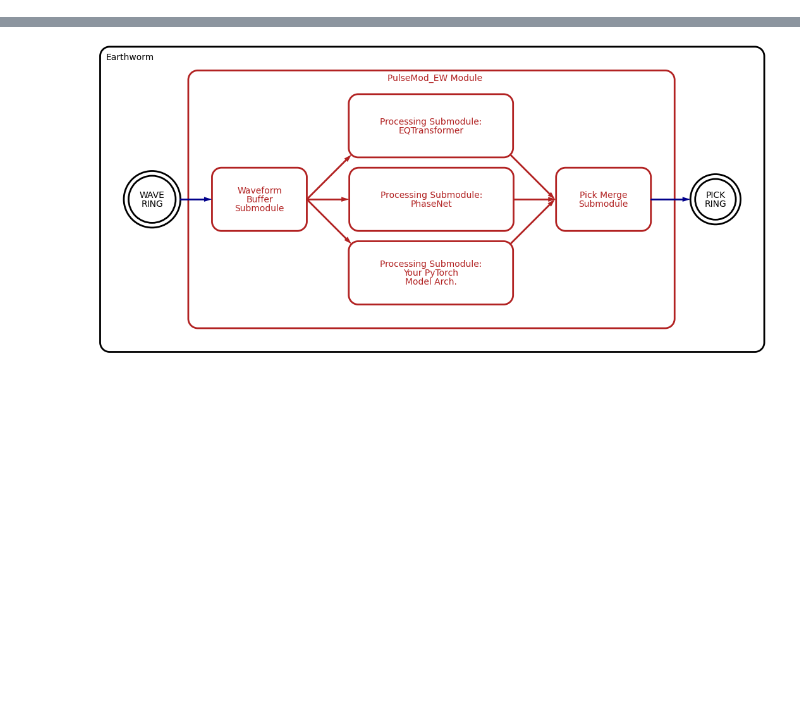
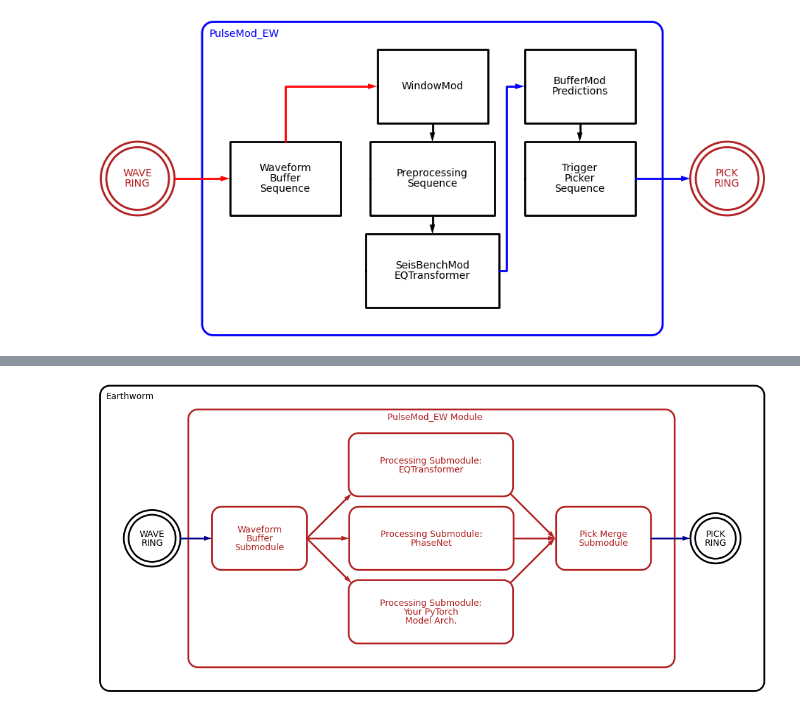
Before and after one commit to pnsn/Ayahos, a Jupyter notebook: diagrams/schemdraw_process_flow_diagrams.ipynb, the cells around one changed output, grey strips where cells are left out. Drawn from its saved outputs; the diff is of its cells as text; code cells hidden in the pictures; blank space fills up the shorter version.

```diff
--- a/diagrams/schemdraw_process_flow_diagrams.ipynb
+++ b/diagrams/schemdraw_process_flow_diagrams.ipynb
@@ -3,0 +23,37 @@ import numpy as np
+# %%
+with Drawing() as B:
+    B.config(fontsize=10, unit=0.5, fill='white')
+
+    wr = flow.StateEnd(r=1).label('WAVE\nRING').color('firebrick').fill('white')
+    # wr.fill('lightgreen')
+    flow.Arrow().right(B.unit*3).color('red')
+    # flow.Arrow().theta(-30).length(A.unit*3).at(wr.SE)
+    with B.container() as PM:
+        PM.color('blue')
+        PM.label('PulseMod_EW')
+        # PM.fill('white')
+        wfbuffseq = flow.Process().label('Waveform\nBuffer\nSequence').color('black')
+
+        windmod = flow.Process().label('WindowMod').color('black').at((7.5,2.5))
+        flow.Arrow().down().at(windmod.S)
+        pprocseq = flow.Process().label('Preprocessing\nSequence').color('black')
+        flow.Arrow().down().at(pprocseq.S)
+        sbmod = flow.Process().label('SeisBenchMod\nEQTransformer').color('black')
+        prbuffmod = flow.Process().label('BufferMod\nPredictions').color('black').at((13, 3.5))
+        flow.Arrow().down().at(prbuffmod.S)
+        trigger_seq = flow.Process().label('Trigger\nPicker\nSequence').color('black').fill('white')
+
+        # Wires
+        flow.Wire(shape='|-', arrow='->').color('red').at(wfbuffseq.N).to(windmod.W)
+        flow.Wire(shape='c', arrow='->', k=0.2).color('blue').at(sbmod.E).to(prbuffmod.W)
+    # pm = flow.RoundProcess().label('PulseMod_EW\napplying\nEQTransformer').color('blue')
+    flow.Arrow().right(B.unit*3).at(trigger_seq.E).color('blue')
+    # flow.Arrow().theta(210).length(A.unit*3).at(pm.SW)
+    pr = flow.StateEnd(r=1).label('PICK\nRING')
+    pr.color('firebrick')
+    pr.fill('white')
+
+
+    B.save('./ANSS_presentation_MOD_PULSE_level2view.png',dpi=120)
+# %% [output]
+[figure, added]
```
Also changed, not shown: parts of 4 cells of this notebook, 1 other file.
